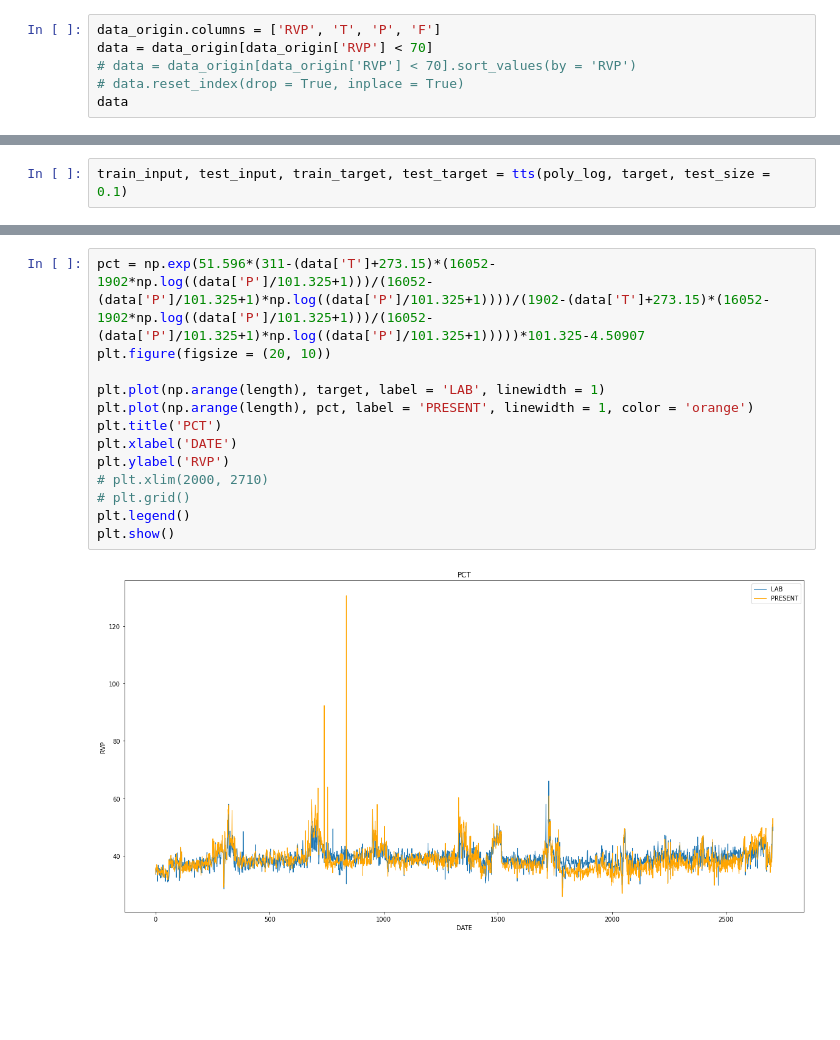
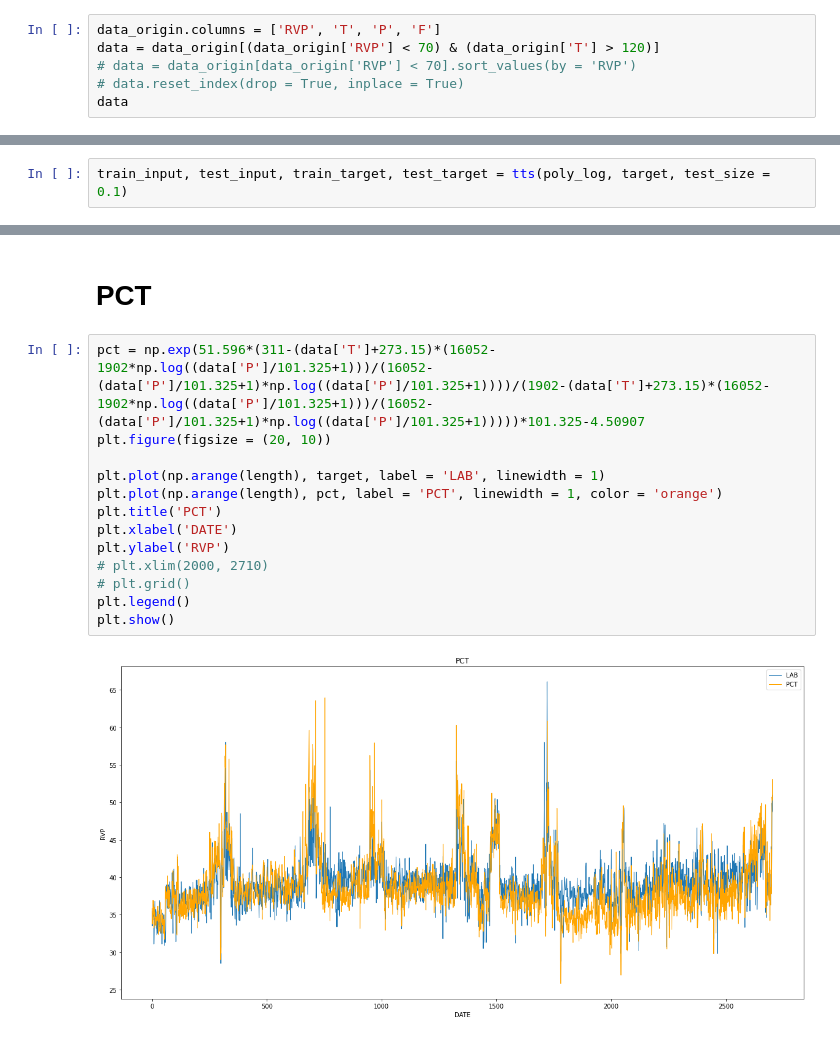
Before and after one commit to hoonzi-s/APC, a Jupyter notebook: #1 ALK - 213BTMRVP Inferential.ipynb, the cells around one changed output, grey strips where cells are left out. Cells and saved outputs as stored; diff of their text form; blank space fills up the shorter version.

```diff
--- a/#1 ALK - 213BTMRVP Inferential.ipynb
+++ b/#1 ALK - 213BTMRVP Inferential.ipynb
@@ -53,7 +53,7 @@ memory usage: 105.8+ KB
 | max | 98.600000 | 145.939417 | 520.512731 | 113.968771 |
 # %%
 data_origin.columns = ['RVP', 'T', 'P', 'F']
-data = data_origin[data_origin['RVP'] < 70]
+data = data_origin[(data_origin['RVP'] < 70) & (data_origin['T'] > 120)]
 # data = data_origin[data_origin['RVP'] < 70].sort_values(by = 'RVP')
 # data.reset_index(drop = True, inplace = True)
 data
@@ -223,16 +233,18 @@ plt.show()
+# %% [markdown]
+# PCT
 # %%
 pct = np.exp(51.596*(311-(data['T']+273.15)*(16052-1902*np.log((data['P']/101.325+1)))/(16052-(data['P']/101.325+1)*np.log((data['P']/101.325+1))))/(1902-(data['T']+273.15)*(16052-1902*np.log((data['P']/101.325+1)))/(16052-(data['P']/101.325+1)*np.log((data['P']/101.325+1)))))*101.325-4.50907
 plt.figure(figsize = (20, 10))
 
 plt.plot(np.arange(length), target, label = 'LAB', linewidth = 1)
-plt.plot(np.arange(length), pct, label = 'PRESENT', linewidth = 1, color = 'orange')
+plt.plot(np.arange(length), pct, label = 'PCT', linewidth = 1, color = 'orange')
 plt.title('PCT')
 plt.xlabel('DATE')
 plt.ylabel('RVP')
 # plt.xlim(2000, 2710)
 # plt.grid()
 plt.legend()
 plt.show()
 # %% [output]
-[figure, old version]
+[figure, new version]
 # %%
```
Also changed, not shown: parts of 23 cells of this notebook.
